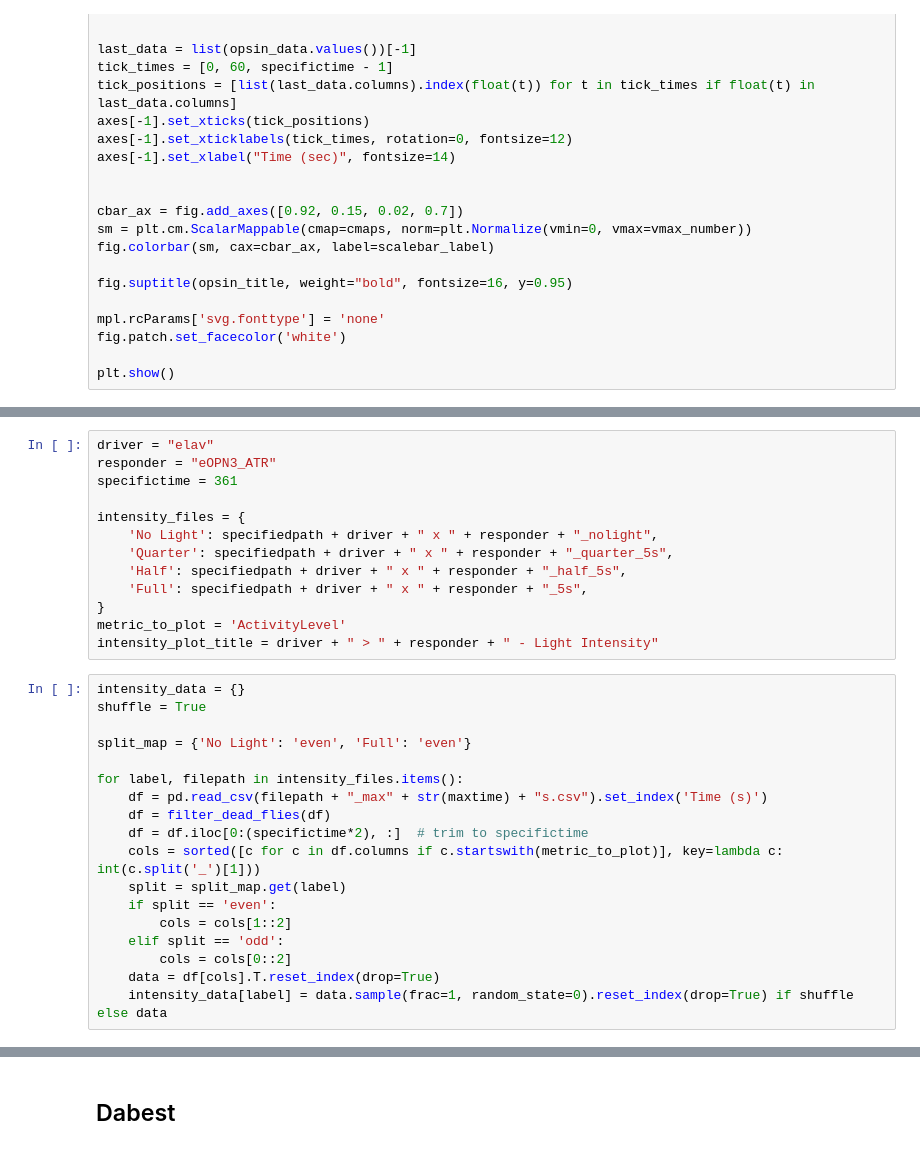
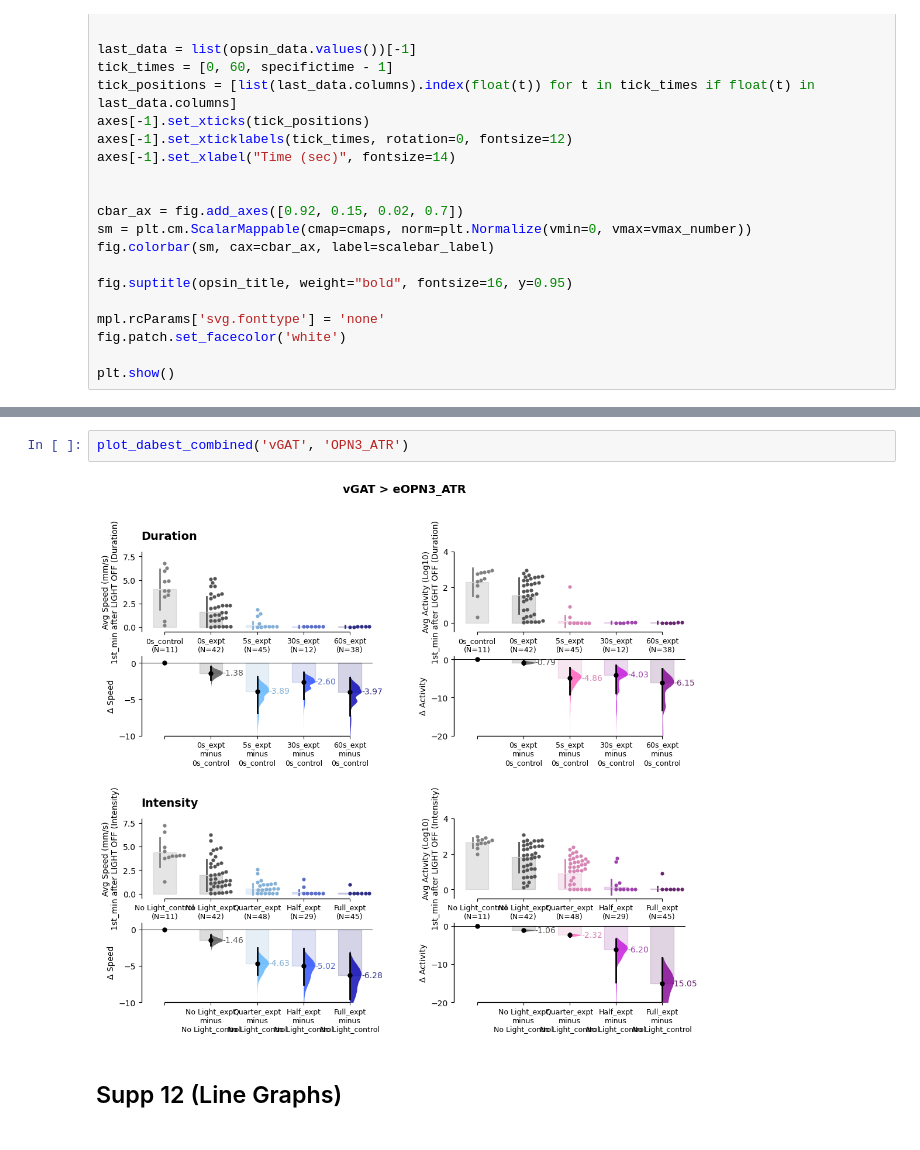
Before and after one commit to lnicole08/TrumelanOPN3, a Jupyter notebook: Trumelan processing_manuscript.ipynb, the cells around one changed output, grey strips where cells are left out. Saved outputs shown, nothing was run; the diff lists cells and outputs as text.

```diff
--- a/Trumelan processing_manuscript.ipynb
+++ b/Trumelan processing_manuscript.ipynb
@@ -198,31 +227,0 @@ plt.show()
-# %%
-driver = "elav"
-responder = "eOPN3_ATR"
-specifictime = 361
-
-intensity_files = {
-    'No Light': specifiedpath + driver + " x " + responder + "_nolight",
-    'Quarter': specifiedpath + driver + " x " + responder + "_quarter_5s",
-    'Half': specifiedpath + driver + " x " + responder + "_half_5s",
-    'Full': specifiedpath + driver + " x " + responder + "_5s",
-}
-metric_to_plot = 'ActivityLevel'
-intensity_plot_title = driver + " > " + responder + " - Light Intensity"
-# %%
-intensity_data = {}
-shuffle = True
-
-split_map = {'No Light': 'even', 'Full': 'even'}
-
-for label, filepath in intensity_files.items():
-    df = pd.read_csv(filepath + "_max" + str(maxtime) + "s.csv").set_index('Time (s)')
-    df = filter_dead_flies(df)
-    df = df.iloc[0:(specifictime*2), :]  # trim to specifictime
-    cols = sorted([c for c in df.columns if c.startswith(metric_to_plot)], key=lambda c: int(c.split('_')[1]))
-    split = split_map.get(label)
-    if split == 'even':
-        cols = cols[1::2]
-    elif split == 'odd':
-        cols = cols[0::2]
-    data = df[cols].T.reset_index(drop=True)
-    intensity_data[label] = data.sample(frac=1, random_state=0).reset_index(drop=True) if shuffle else data
@@ -474,3 +364,7 @@ plt.show()
+# %%
+plot_dabest_combined('vGAT', 'OPN3_ATR')
+# %% [output]
+[figure, added]
 # %% [markdown]
-## Dabest
+## Supp 12 (Line Graphs)
 # %%
```
Also changed, not shown: parts of 22 cells of this notebook.
